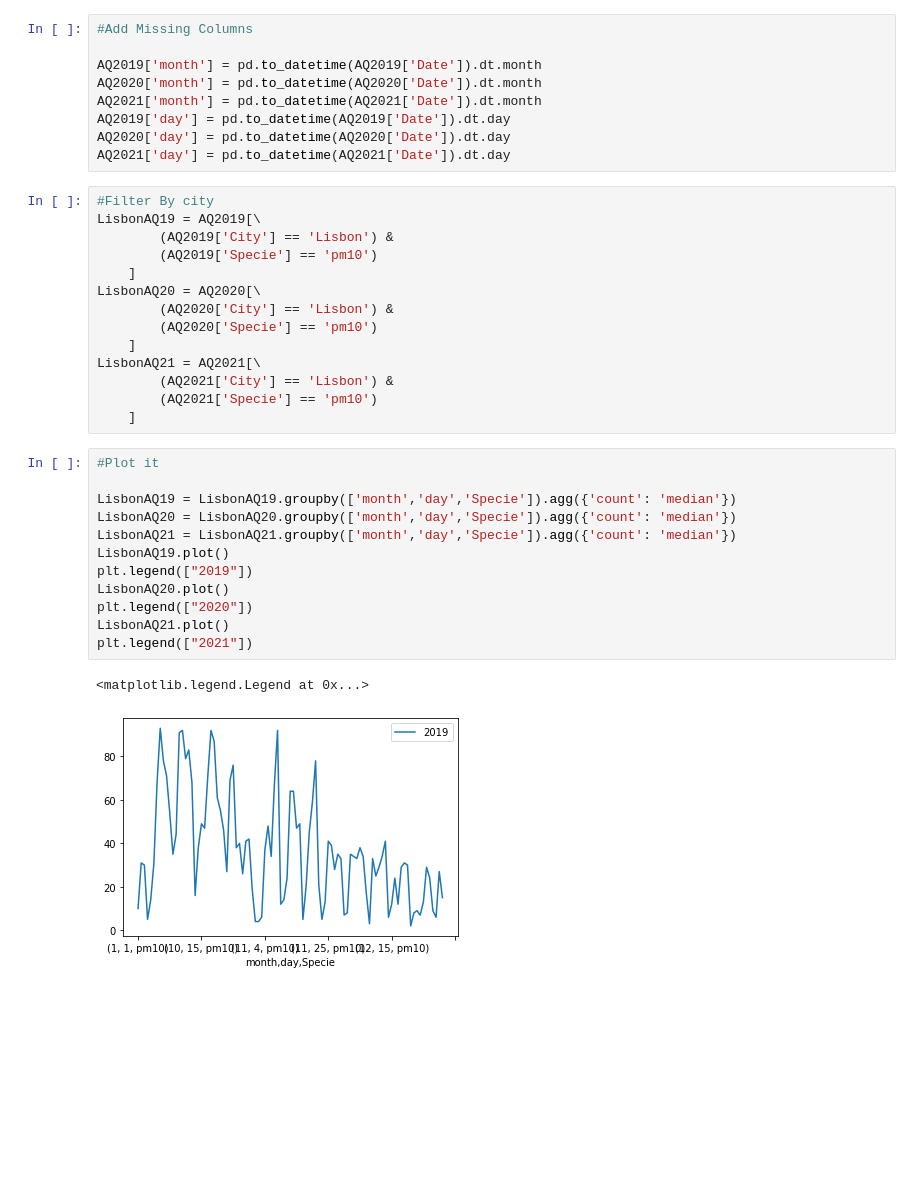
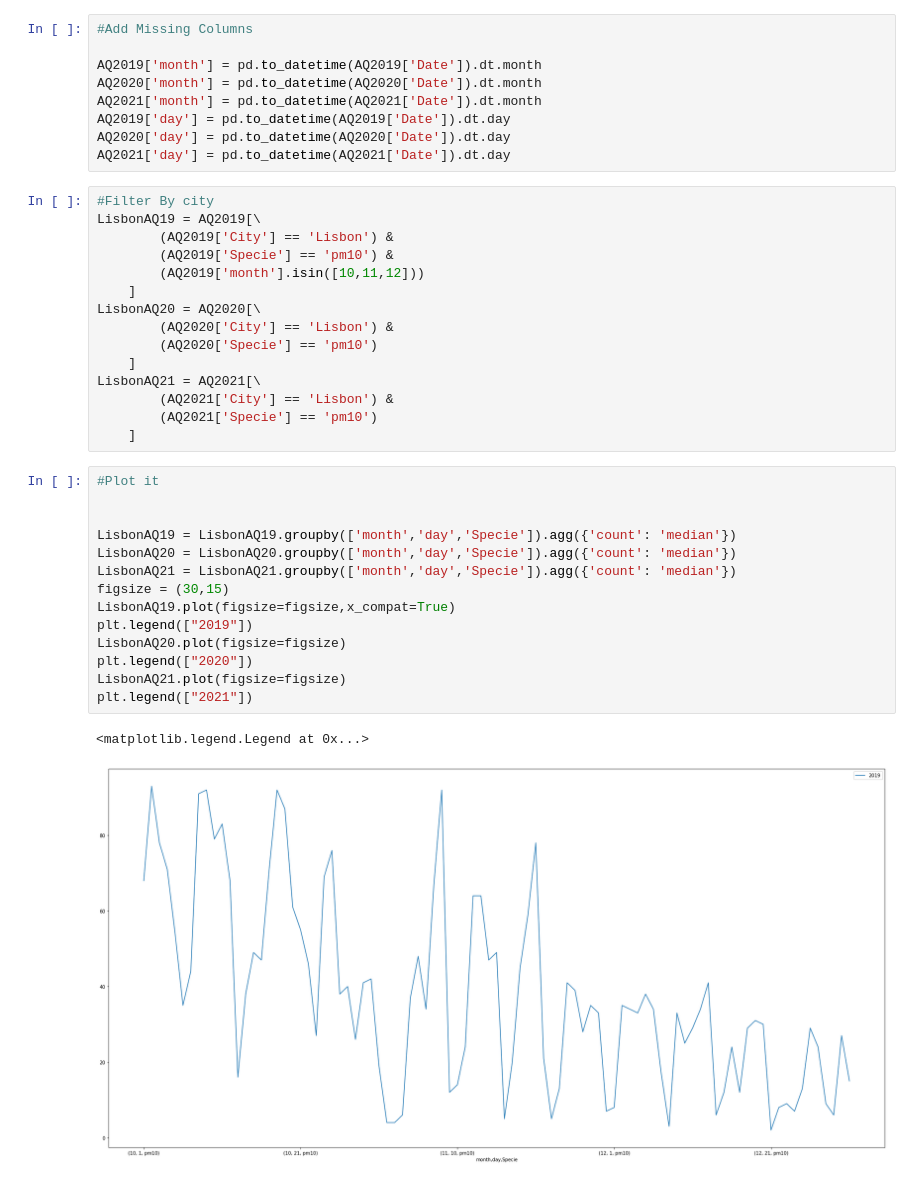
Before and after one commit to 6135/SGD, a Jupyter notebook: PROJ2/Analises.ipynb, the cells around one changed output. Cells and saved outputs as stored; diff of their text form; blank space fills up the shorter version.

```diff
--- a/PROJ2/Analises.ipynb
+++ b/PROJ2/Analises.ipynb
@@ -36,7 +36,8 @@ AQ2021['day'] = pd.to_datetime(AQ2021['Date']).dt.day
 #Filter By city
 LisbonAQ19 = AQ2019[\
         (AQ2019['City'] == 'Lisbon') &
-        (AQ2019['Specie'] == 'pm10')
+        (AQ2019['Specie'] == 'pm10') &
+        (AQ2019['month'].isin([10,11,12]))
     ]
 LisbonAQ20 = AQ2020[\
         (AQ2020['City'] == 'Lisbon') &
@@ -48,16 +49,18 @@ LisbonAQ21 = AQ2021[\
     ]
 # %%
 #Plot it
+
 
 LisbonAQ19 = LisbonAQ19.groupby(['month','day','Specie']).agg({'count': 'median'})
 LisbonAQ20 = LisbonAQ20.groupby(['month','day','Specie']).agg({'count': 'median'})
 LisbonAQ21 = LisbonAQ21.groupby(['month','day','Specie']).agg({'count': 'median'})
-LisbonAQ19.plot()
+figsize = (30,15)
+LisbonAQ19.plot(figsize=figsize,x_compat=True)
 plt.legend(["2019"])
-LisbonAQ20.plot()
+LisbonAQ20.plot(figsize=figsize)
 plt.legend(["2020"])
-LisbonAQ21.plot()
+LisbonAQ21.plot(figsize=figsize)
 plt.legend(["2021"])
 # %% [output]
 <matplotlib.legend.Legend at 0x...>
-[figure, old version]
+[figure, new version]
```
Also changed, not shown: parts of 1 cell of this notebook, 12 other files.
